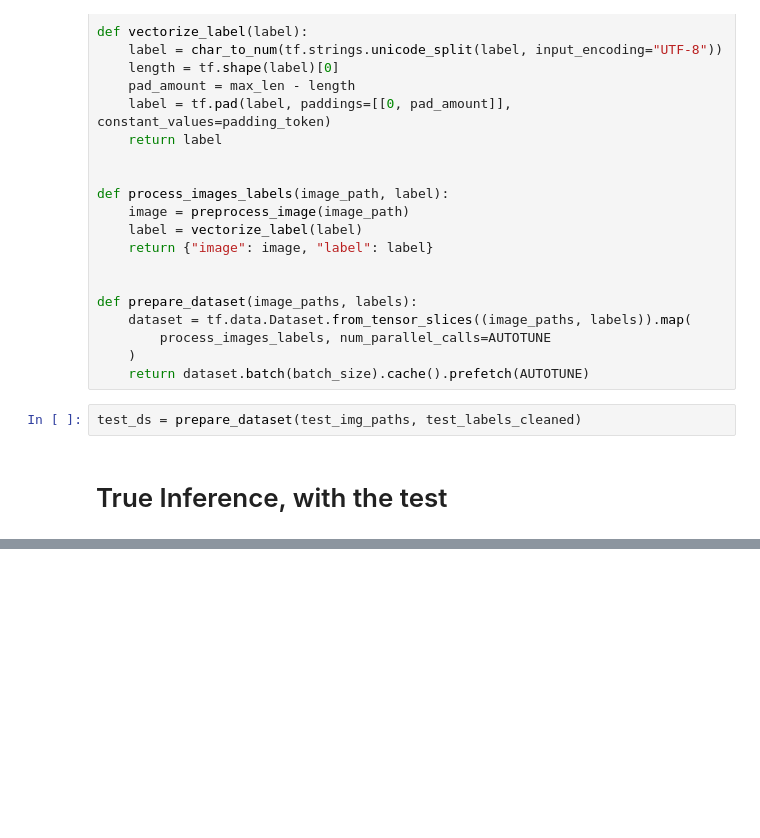
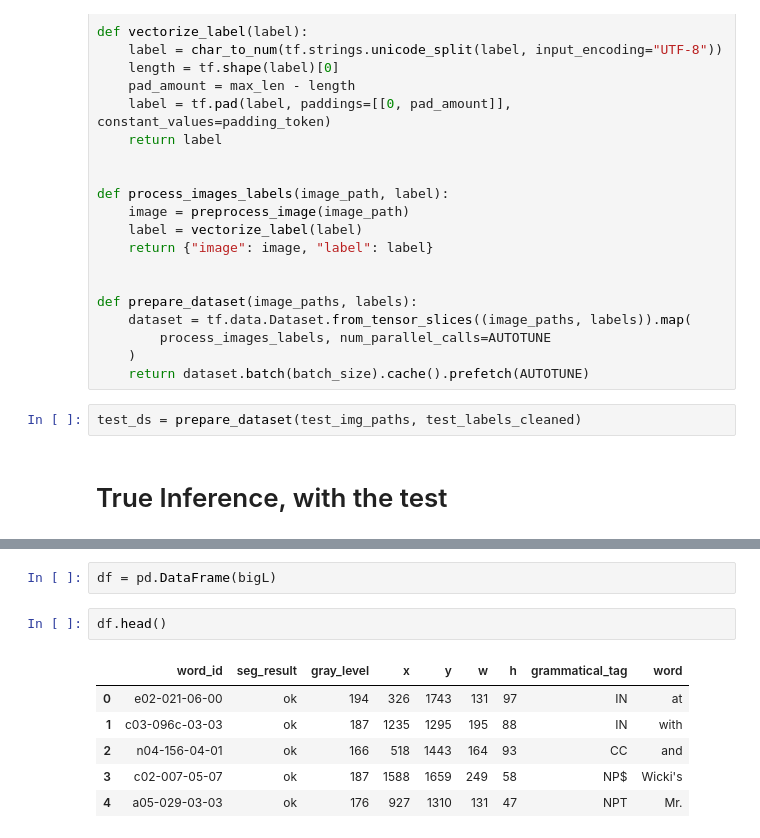
Before and after one commit to kalymaan/chicken-scratch-recognition, a Jupyter notebook: notebooks/Inference.ipynb, the cells around one changed output, grey strips where cells are left out. Cells and saved outputs as stored; diff of their text form; blank space fills up the shorter version.

```diff
--- a/notebooks/Inference.ipynb
+++ b/notebooks/Inference.ipynb
@@ -205,0 +282,11 @@ plt.show()
+# %%
+df = pd.DataFrame(bigL)
+# %%
+df.head()
+# %% [output]
+|  | word_id | seg_result | gray_level | x | y | w | h | grammatical_tag | word |
+| 0 | e02-021-06-00 | ok | 194 | 326 | 1743 | 131 | 97 | IN | at |
+| 1 | c03-096c-03-03 | ok | 187 | 1235 | 1295 | 195 | 88 | IN | with |
+| 2 | n04-156-04-01 | ok | 166 | 518 | 1443 | 164 | 93 | CC | and |
+| 3 | c02-007-05-07 | ok | 187 | 1588 | 1659 | 249 | 58 | NP$ | Wicki's |
+| 4 | a05-029-03-03 | ok | 176 | 927 | 1310 | 131 | 47 | NPT | Mr. |
```
Also changed, not shown: parts of 16 cells of this notebook, 2 other files.
